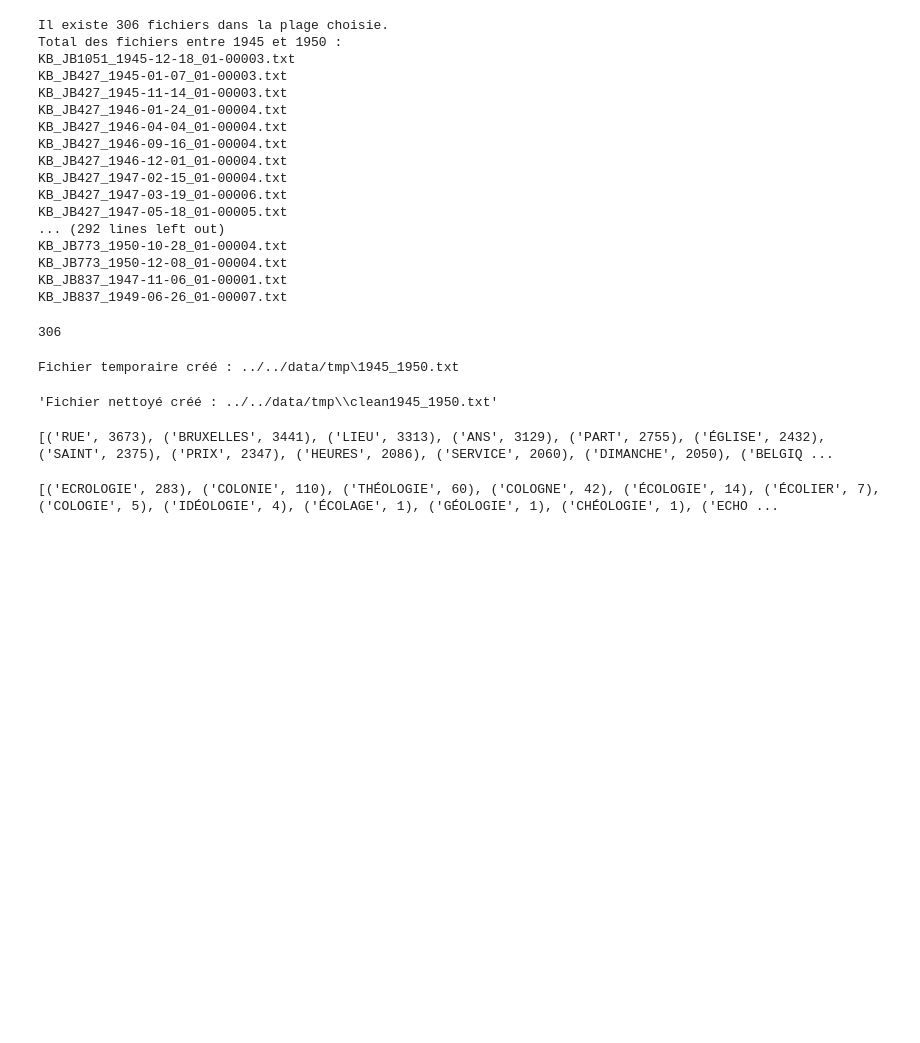
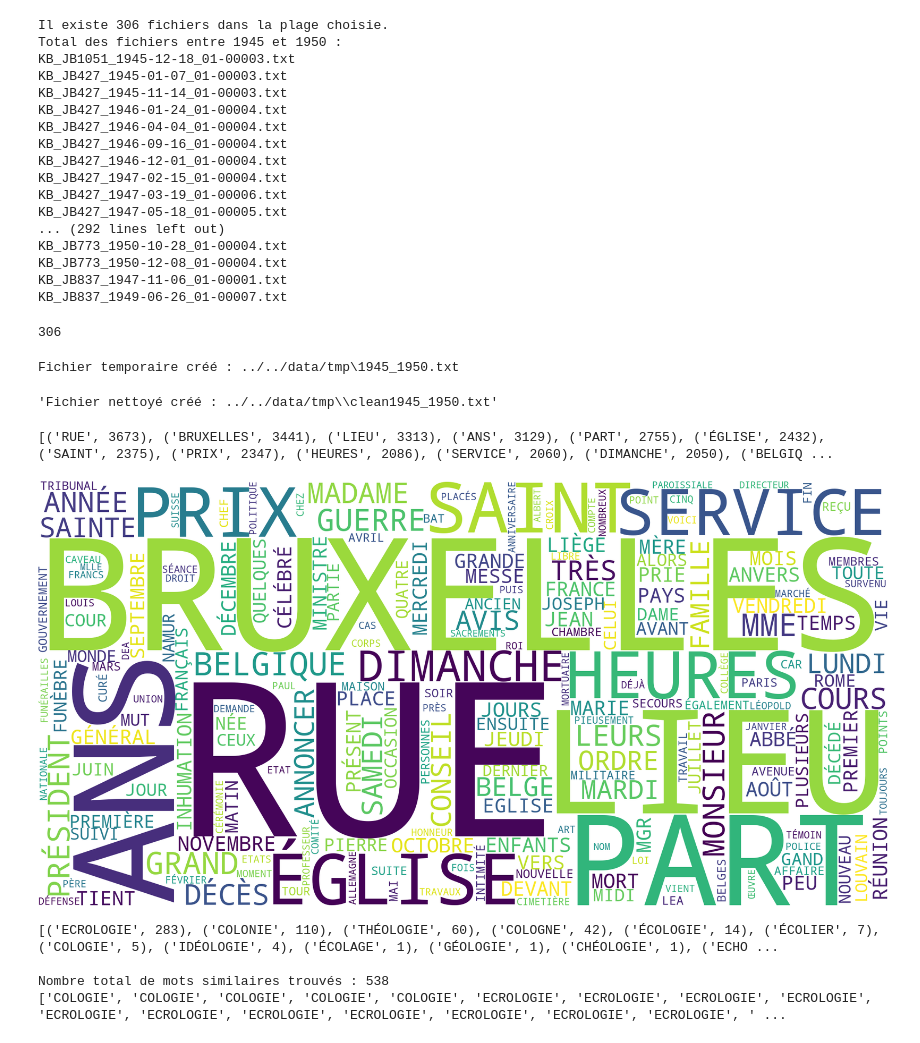
Before and after one commit to 00atal/tac, a Jupyter notebook: tps/tp4/TP4.ipynb, the cells around one changed output. Drawn from its saved outputs; the diff is of its cells as text; code cells hidden in the pictures; blank space fills up the shorter version.

Commit message:
Word2vec: afficher d'un nuage de point global pour mon range 1945-1950

```diff
--- a/tps/tp4/TP4.ipynb
+++ b/tps/tp4/TP4.ipynb
@@ -464,23 +462,31 @@ print(frequencies.most_common(100))
 # %% [output]
 [('RUE', 3673), ('BRUXELLES', 3441), ('LIEU', 3313), ('ANS', 3129), ('PART', 2755), ('ÉGLISE', 2432), ('SAINT', 2375), ('PRIX', 2347), ('HEURES', 2086), ('SERVICE', 2060), ('DIMANCHE', 2050), ('BELGIQ ...
+# %%
+cloud = WordCloud(width=2000, height=1000, background_color='white').generate_from_frequencies(frequencies)
+cloud.to_file(os.path.join(temp_path, f"{year}.png"))
+Image(filename=os.path.join(temp_path, f"{year}.png"))
+# %% [output]
+[figure, added]
 # %%
-# Lire le contenu
+
 with open(output_file, 'r', encoding='utf-8') as f:
     words = f.read().split()
-# Mot cible
+
 target = "ÉCOLOGIE"
-
-# Seuil de similarité (ex : 80%)
 threshold = 80
 
-# Repérer tous les mots similaires
 similar_words = [w for w in words if fuzz.ratio(w, target) >= threshold]
 
-# Compter les occurrences de chaque variante
-from collections import Counter
 frequencies = Counter(similar_words)
 
-# Afficher les variantes les plus fréquentes
 print(frequencies.most_common())
+
+all_similar_words = list(frequencies.elements())
+
+print(f"\nNombre total de mots similaires trouvés : {len(all_similar_words)}")
+print(all_similar_words[:20])
 # %% [output]
 [('ECROLOGIE', 283), ('COLONIE', 110), ('THÉOLOGIE', 60), ('COLOGNE', 42), ('ÉCOLOGIE', 14), ('ÉCOLIER', 7), ('COLOGIE', 5), ('IDÉOLOGIE', 4), ('ÉCOLAGE', 1), ('GÉOLOGIE', 1), ('CHÉOLOGIE', 1), ('ECHO ...
+
+Nombre total de mots similaires trouvés : 538
+['COLOGIE', 'COLOGIE', 'COLOGIE', 'COLOGIE', 'COLOGIE', 'ECROLOGIE', 'ECROLOGIE', 'ECROLOGIE', 'ECROLOGIE', 'ECROLOGIE', 'ECROLOGIE', 'ECROLOGIE', 'ECROLOGIE', 'ECROLOGIE', 'ECROLOGIE', 'ECROLOGIE', ' ...
```
Also changed, not shown: parts of 1 cell of this notebook.
